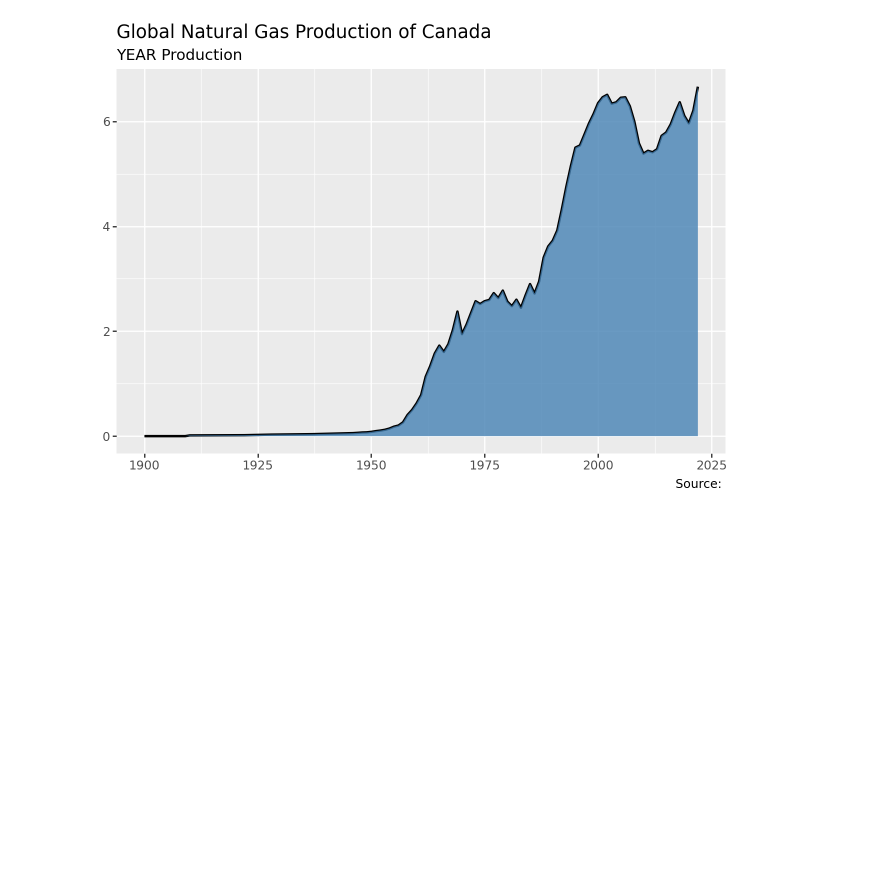
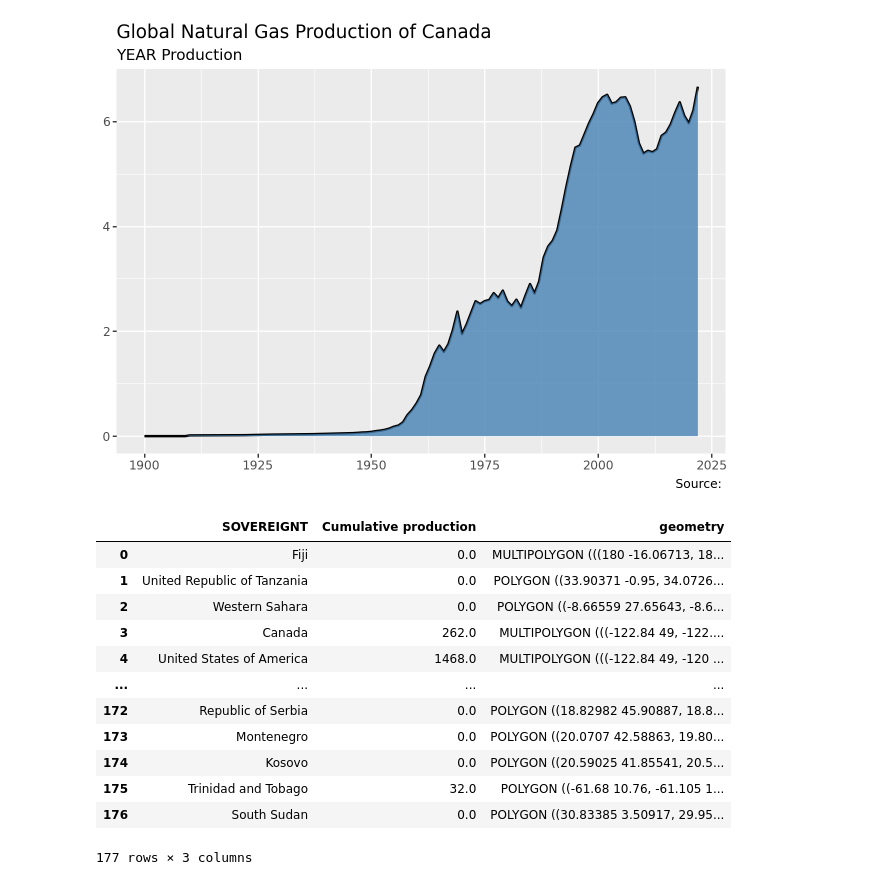
Before and after one commit to Biangbiang0321/DSS5201_project, a Jupyter notebook: code/DSS5201_project.ipynb, the cells around one changed output. Cells and saved outputs as stored; diff of their text form; code cells hidden in the pictures; blank space fills up the shorter version.

```diff
--- a/code/DSS5201_project.ipynb
+++ b/code/DSS5201_project.ipynb
@@ -118,3 +129,25 @@ fig = px.choropleth_mapbox(
     title = "world gas production by countries")
 # %%
 fig.write_html('world_gas_production_map.html')
+# %%
+world_map = gpd.read_file('../data/worldmap.geojson')
+# %%
+plot_map = world_map.merge(map_data , how='left' , left_on='SOVEREIGNT' , right_on='Country')
+plot_map = plot_map.replace(np.NaN,0)
+plot_map = plot_map[['SOVEREIGNT','Cumulative production','geometry']]
+# %%
+plot_map
+# %% [output]
+|  | SOVEREIGNT | Cumulative production | geometry |
+| 0 | Fiji | 0.0 | MULTIPOLYGON (((180 -16.06713, 18... |
+| 1 | United Republic of Tanzania | 0.0 | POLYGON ((33.90371 -0.95, 34.0726... |
+| 2 | Western Sahara | 0.0 | POLYGON ((-8.66559 27.65643, -8.6... |
+| 3 | Canada | 262.0 | MULTIPOLYGON (((-122.84 49, -122.... |
+| 4 | United States of America | 1468.0 | MULTIPOLYGON (((-122.84 49, -120 ... |
+| ... | ... | ... | ... |
+| 172 | Republic of Serbia | 0.0 | POLYGON ((18.82982 45.90887, 18.8... |
+| 173 | Montenegro | 0.0 | POLYGON ((20.0707 42.58863, 19.80... |
+| 174 | Kosovo | 0.0 | POLYGON ((20.59025 41.85541, 20.5... |
+| 175 | Trinidad and Tobago | 32.0 | POLYGON ((-61.68 10.76, -61.105 1... |
+| 176 | South Sudan | 0.0 | POLYGON ((30.83385 3.50917, 29.95... |
+177 rows × 3 columns
```
Also changed, not shown: parts of 15 cells of this notebook, 8 other files.
